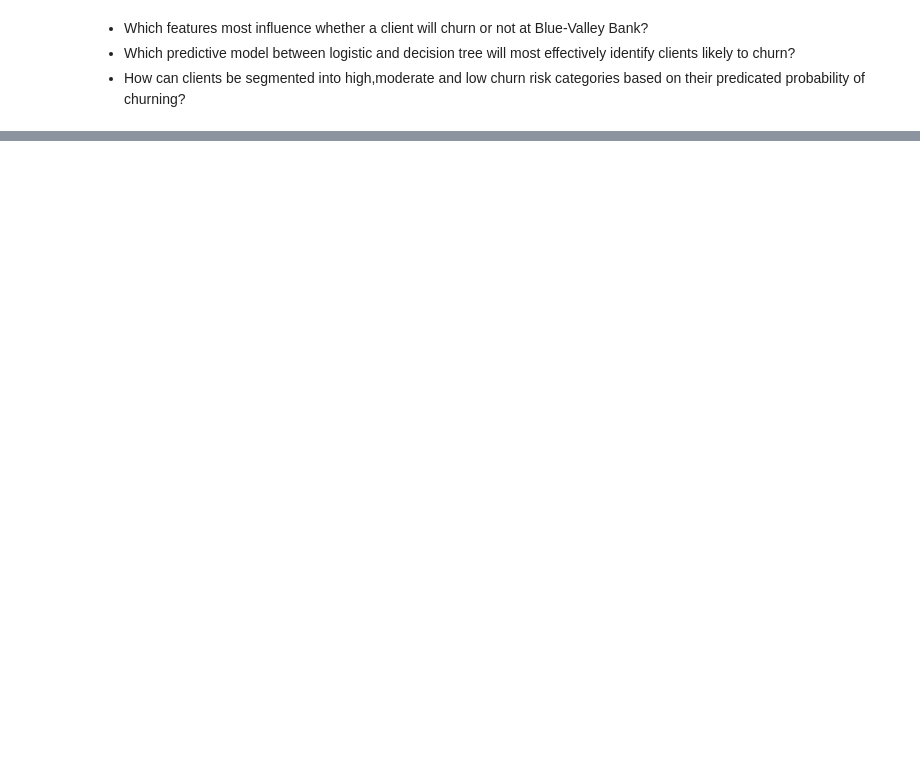
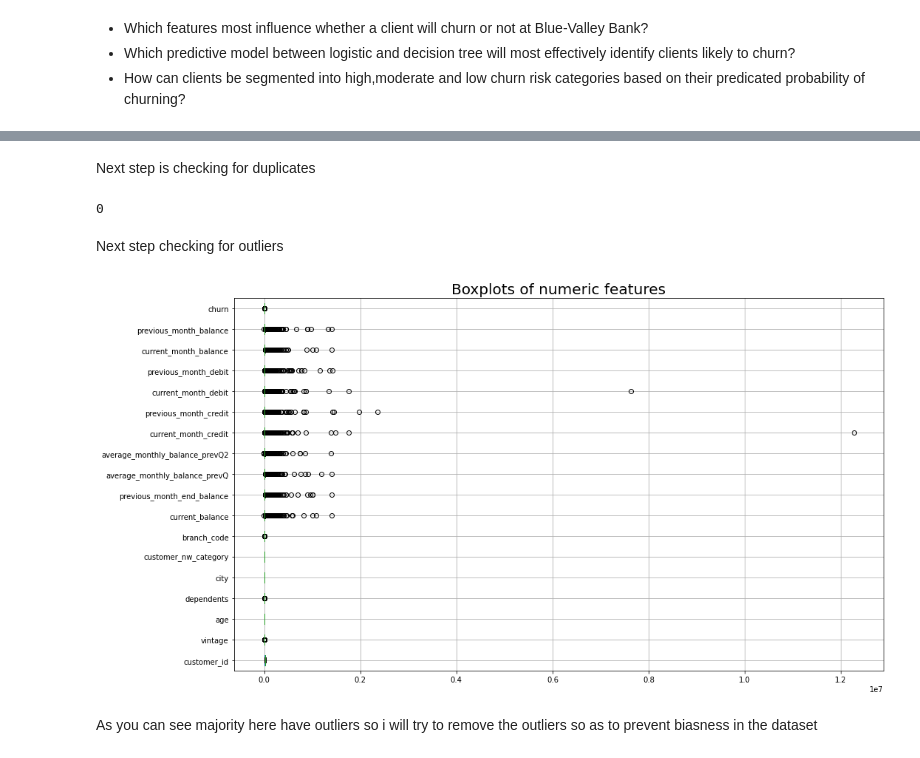
Before and after one commit to justicee-dev/bank-churn, a Jupyter notebook: Project.ipynb, the cells around one changed output, grey strips where cells are left out. Cells and saved outputs as stored; diff of their text form; code cells hidden in the pictures; blank space fills up the shorter version.

Commit message:
i have done data cleaning which includes removal of missing values,duplicates and outliers and datetime conversions

```diff
--- a/Project.ipynb
+++ b/Project.ipynb
@@ -36,0 +51,4 @@ Blue-Valley Bank has faced rsing customer churn over the past five years,resulti
+# %%
+#loading the dataset
+df=pd.read_csv('churn_prediction.csv')
+df
@@ -36,0 +140,3 @@ Blue-Valley Bank has faced rsing customer churn over the past five years,resulti
+# %%
+#df.dropna(subset=['gender','occupation','city','dependents'],inplace=True)
+df.dropna(inplace=True)
@@ -36,0 +186,17 @@ Blue-Valley Bank has faced rsing customer churn over the past five years,resulti
+# %% [markdown]
+Next step is checking for duplicates
+# %%
+df.duplicated().sum()# no duplicates present
+# %% [output]
+0
+# %% [markdown]
+Next step checking for outliers
+# %%
+df.select_dtypes(include='number').boxplot(figsize=(15,8),vert=False)
+plt.title("Boxplots of numeric features",fontsize=20)
+plt.tight_layout()
+plt.show()
+# %% [output]
+[figure, added]
+# %% [markdown]
+As you can see majority here have outliers so i will try to remove the outliers so as to prevent biasness in the dataset
```
Also changed, not shown: parts of 20 cells of this notebook.
